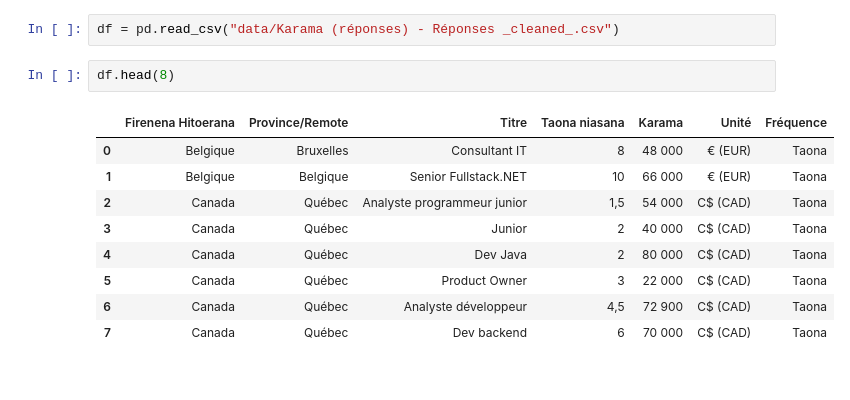
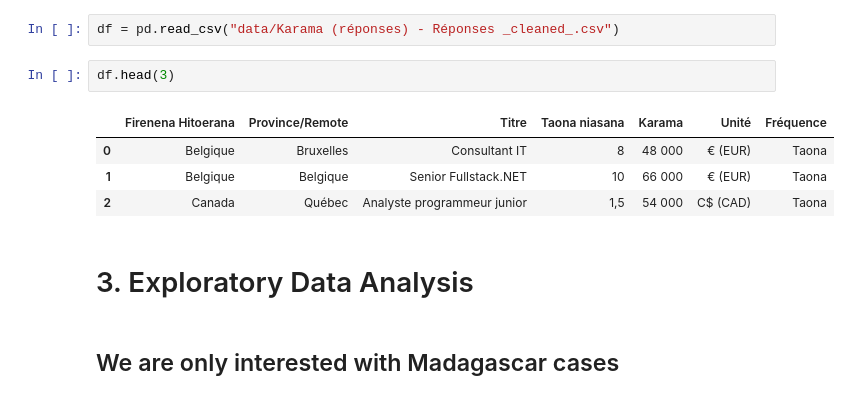
Before and after one commit to Malagasy-IT-worker/Machine-Learning-Karama, a Jupyter notebook: monitor.ipynb, the cells around one changed output. Cells and saved outputs as stored; diff of their text form.

Commit message:
exploratory data analysis and data cleaning

```diff
--- a/monitor.ipynb
+++ b/monitor.ipynb
@@ -61,14 +61,13 @@ warnings.simplefilter("ignore", category=ConvergenceWarning)
 # %%
 df = pd.read_csv("data/Karama (réponses) - Réponses _cleaned_.csv")
 # %%
-df.head(8)
+df.head(3)
 # %% [output]
 |  | Firenena Hitoerana | Province/Remote | Titre | Taona niasana | Karama | Unité | Fréquence |
 | 0 | Belgique | Bruxelles | Consultant IT | 8 | 48 000 | € (EUR) | Taona |
 | 1 | Belgique | Belgique | Senior Fullstack.NET | 10 | 66 000 | € (EUR) | Taona |
 | 2 | Canada | Québec | Analyste programmeur junior | 1,5 | 54 000 | C$ (CAD) | Taona |
-| 3 | Canada | Québec | Junior | 2 | 40 000 | C$ (CAD) | Taona |
-| 4 | Canada | Québec | Dev Java | 2 | 80 000 | C$ (CAD) | Taona |
-| 5 | Canada | Québec | Product Owner | 3 | 22 000 | C$ (CAD) | Taona |
-| 6 | Canada | Québec | Analyste développeur | 4,5 | 72 900 | C$ (CAD) | Taona |
-| 7 | Canada | Québec | Dev backend | 6 | 70 000 | C$ (CAD) | Taona |
+# %% [markdown]
+# 3. Exploratory Data Analysis
+# %% [markdown]
+## We are only interested with Madagascar cases
```
Also changed, not shown: parts of 11 cells of this notebook.
